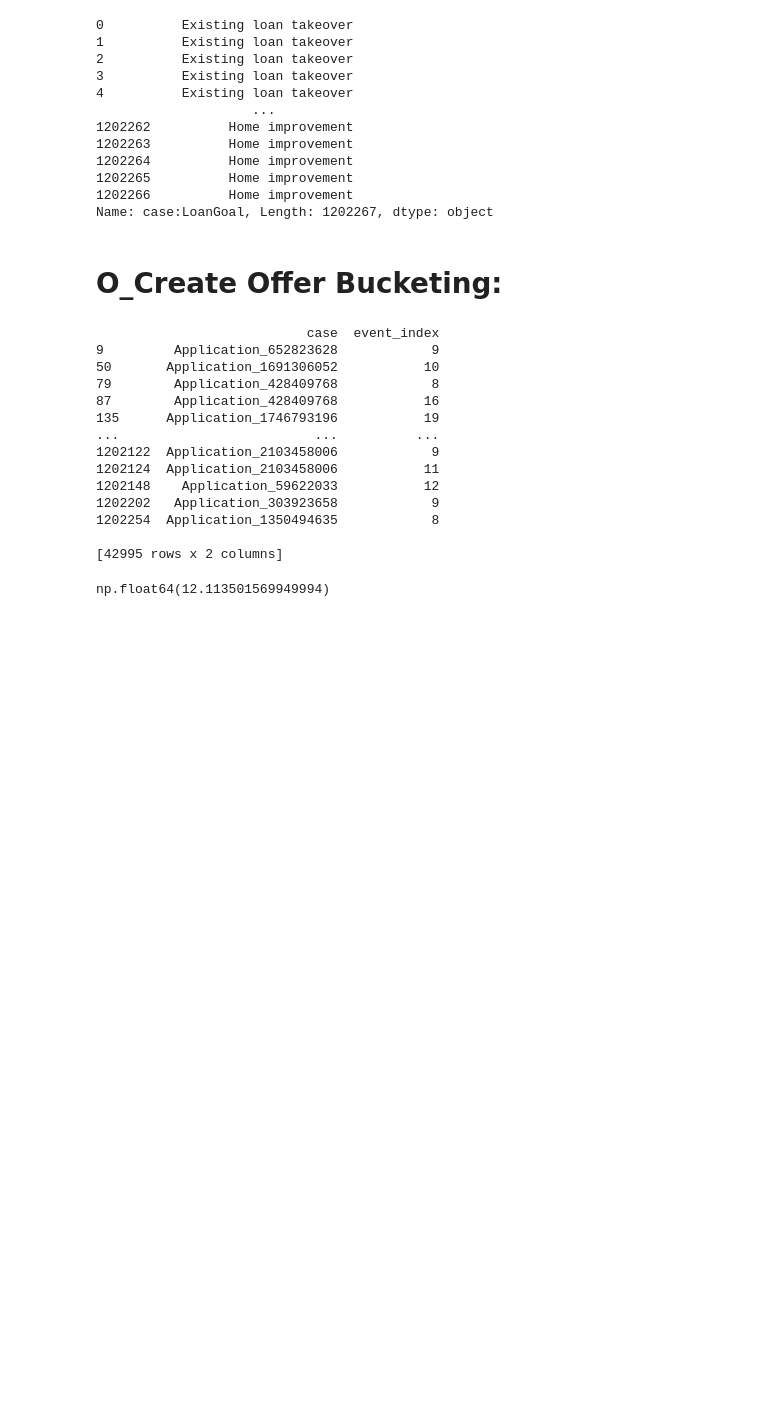
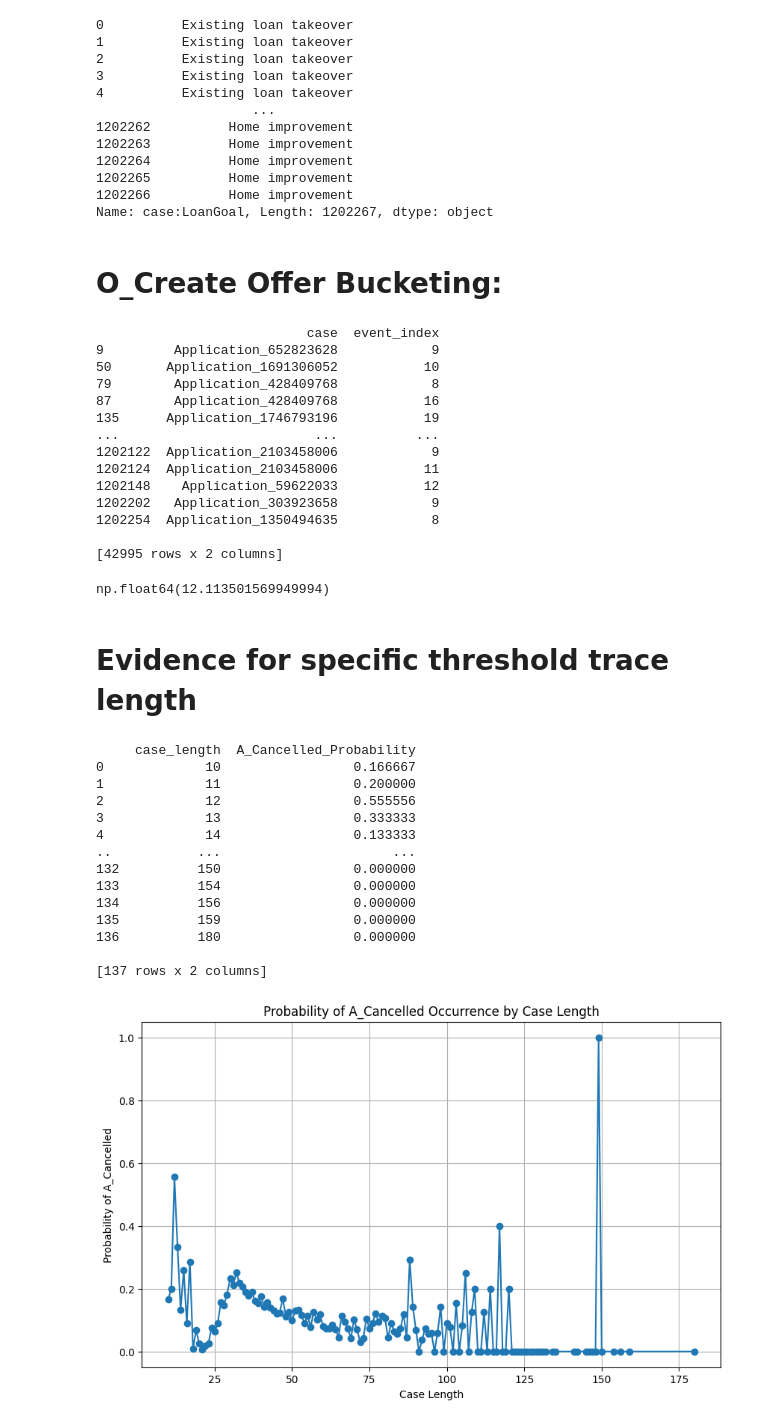
Before and after one commit to JoepH123/Advanced_PM_Group14, a Jupyter notebook: notebooks_joep/filter_and_feature_substantiation.ipynb, the cells around one changed output. Saved outputs shown, nothing was run; the diff lists cells and outputs as text; code cells hidden in the pictures; blank space fills up the shorter version.

```diff
--- a/notebooks_joep/filter_and_feature_substantiation.ipynb
+++ b/notebooks_joep/filter_and_feature_substantiation.ipynb
@@ -342,3 +342,54 @@ print(o_create_offer_indices)
 o_create_offer_indices.event_index.mean()
 # %% [output]
 np.float64(12.113501569949994)
+# %% [markdown]
+# Evidence for specific threshold trace length
+# %%
+import pandas as pd
+
+# Example: Load the dataset (replace with your file path)
+# df = pd.read_csv("your_file.csv")
+
+# Ensure the dataframe has 'case_id' and 'event_name' columns
+# Step 1: Calculate case length for each case_id
+case_lengths = df_bpi.groupby('case').size().reset_index(name='case_length')
+
+# Step 2: Check if 'A_Cancelled' occurred in each case
+a_cancelled_cases = df_bpi[df_bpi['event'] == 'A_Denied'].groupby('case').size().reset_index(name='a_cancelled')
+
+# Step 3: Merge the case lengths and A_Cancelled indicator
+case_summary = case_lengths.merge(a_cancelled_cases[['case']], on='case', how='left')
+case_summary['A_Cancelled'] = case_summary['case'].isin(a_cancelled_cases['case']).astype(int)
+
+# Step 4: Group by case length and calculate the probability of A_Cancelled
+result = case_summary.groupby('case_length')['A_Cancelled'].mean().reset_index(name='A_Cancelled_Probability')
+
+# Step 5: Display the results
+print(result)
+
+# Optional: Plot the results
+import matplotlib.pyplot as plt
+
+plt.figure(figsize=(10, 6))
+plt.plot(result['case_length'], result['A_Cancelled_Probability'], marker='o')
+plt.title("Probability of A_Cancelled Occurrence by Case Length")
+plt.xlabel("Case Length")
+plt.ylabel("Probability of A_Cancelled")
+plt.grid()
+plt.show()
+# %% [output]
+     case_length  A_Cancelled_Probability
+0             10                 0.166667
+1             11                 0.200000
+2             12                 0.555556
+3             13                 0.333333
+4             14                 0.133333
+..           ...                      ...
+132          150                 0.000000
+133          154                 0.000000
+134          156                 0.000000
+135          159                 0.000000
+136          180                 0.000000
+
+[137 rows x 2 columns]
+[figure, added]
```
Also changed, not shown: parts of 20 cells of this notebook, 2 other files.
